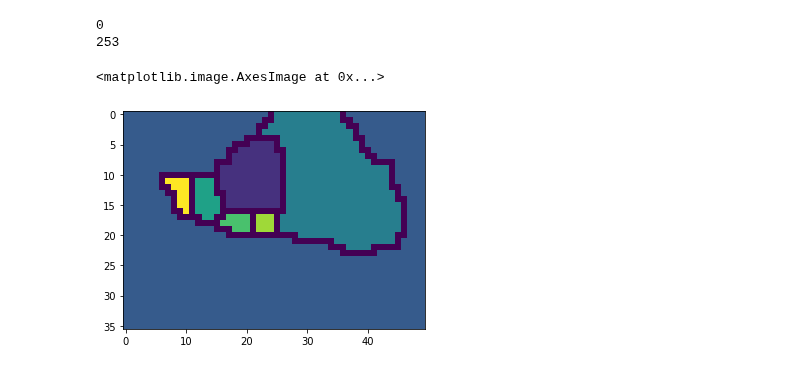
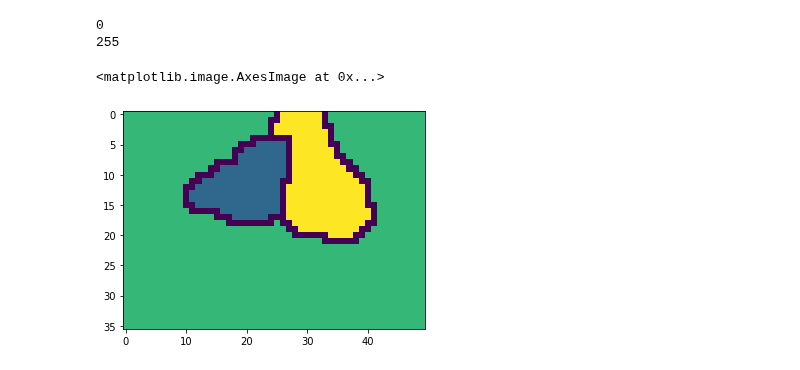
Before and after one commit to mpiannucci/surfrs, a Jupyter notebook: doc/watershed.ipynb, the cells around one changed output. Saved outputs shown, nothing was run; the diff lists cells and outputs as text; code cells hidden in the pictures.

```diff
--- a/doc/watershed.ipynb
+++ b/doc/watershed.ipynb
@@ -24,11 +24,11 @@ plt.imshow(signal)
 # %%
 import watershed
 
-w = watershed.Watershed(255)
+w = watershed.Watershed(16)
 labels = w.apply(np.array(signal_image))
 plt.imshow(labels)
 # %% [output]
 0
-253
+255
 <matplotlib.image.AxesImage at 0x...>
-[figure, old version]
+[figure, new version]
```
Also changed, not shown: parts of 1 cell of this notebook, 4 other files.
